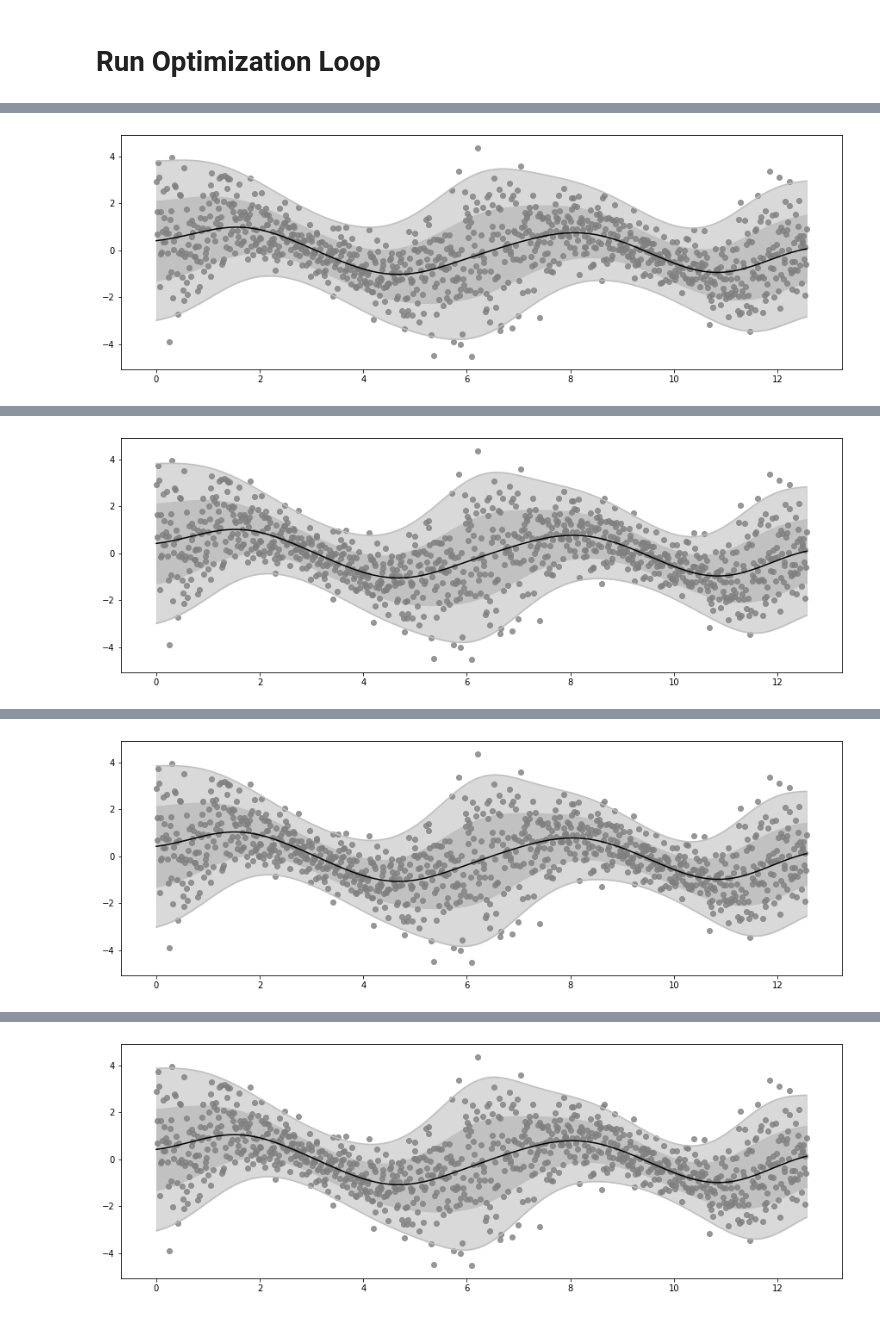
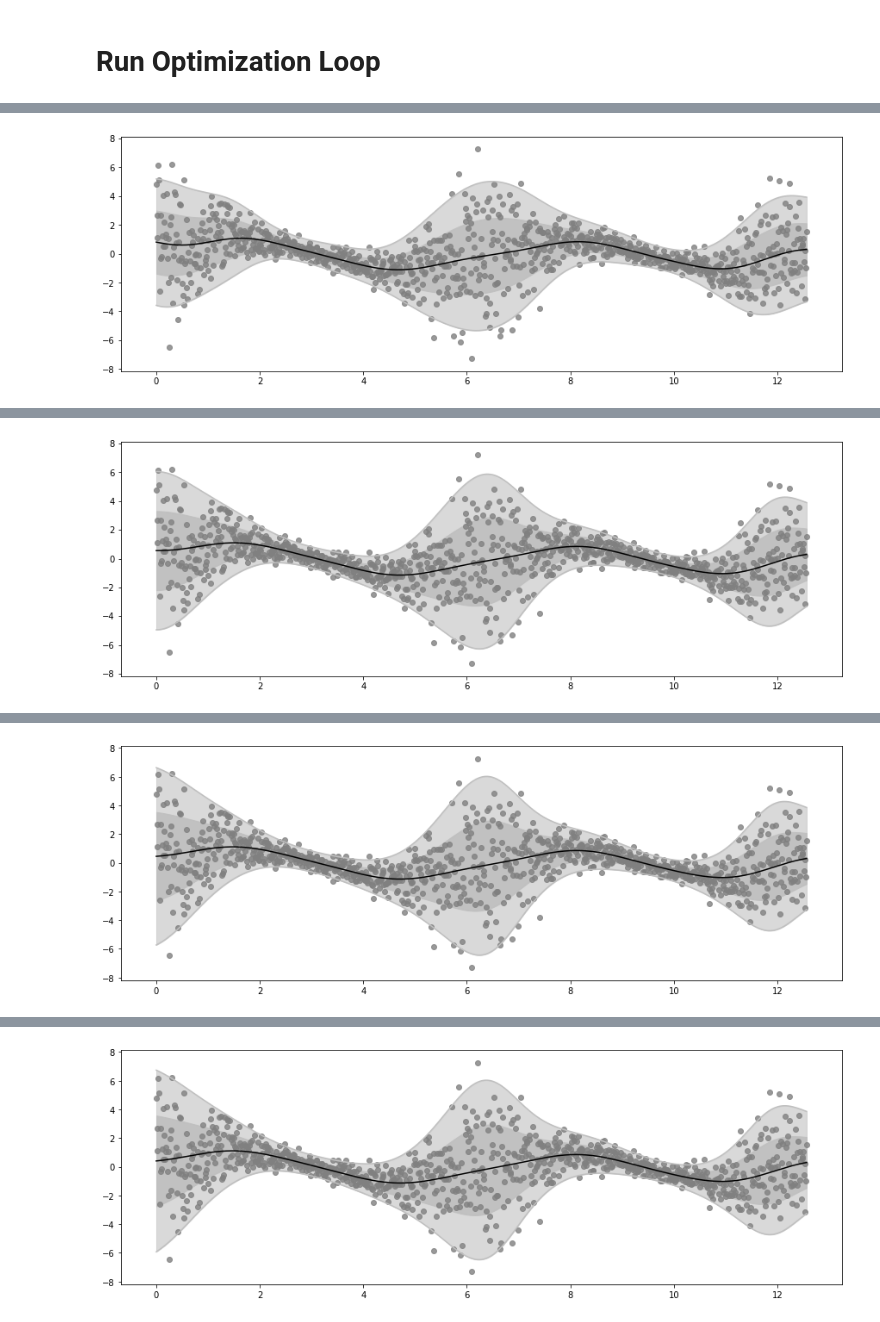
Before and after one commit to GPflow/docs, a Jupyter notebook: doc/source/notebooks/advanced/heteroskedastic.ipynb, the cells around one changed output, grey strips where cells are left out. Saved outputs shown, nothing was run; the diff lists cells and outputs as text; code cells hidden in the pictures.

```diff
--- a/doc/source/notebooks/advanced/heteroskedastic.ipynb
+++ b/doc/source/notebooks/advanced/heteroskedastic.ipynb
@@ -51,8 +51,7 @@ transform = np.exp
 
 # Compute loc and scale as functions of input X
 loc = f1(X)
-variance = transform(f2(X))
-scale = variance ** 0.5
+scale = transform(f2(X))
 
 # Sample outputs Y from Gaussian Likelihood
 Y = np.random.normal(loc, scale)
@@ -85,7 +88,7 @@ $$ y_i|f_1, f_2, x_i \sim \mathcal{N}(\text{loc}(x_i),\;\text{scale}^2(x_i))$$
 # %%
 likelihood = gpf.likelihoods.HeteroskedasticTFPConditional(
     distribution_class=tfp.distributions.Normal,  # Gaussian Likelihood
-    transform=tfp.bijectors.Exp(),  # Exponential Transform
+    scale_transform=tfp.bijectors.Exp(),  # Exponential Transform
 )
 
 print(f"Likelihood's expected latent_dim: {likelihood.latent_dim}")
@@ -100,11 +103,11 @@ with both kernels being modeled as separated and independent $\text{RBF}$ kernel
 # %%
 kernel = gpf.kernels.SeparateIndependent(
     [
-        gpf.kernels.RBF(),  # This is k1, the kernel of f1
-        gpf.kernels.RBF(),  # this is k2, the kernel of f2
+        gpf.kernels.SquaredExponential(),  # This is k1, the kernel of f1
+        gpf.kernels.SquaredExponential(),  # this is k2, the kernel of f2
     ]
 )
-# The list contained in gpf.kernels.SeparateIndependent must be the same size of likelihood.latent_dim
+# The number of kernels contained in gpf.kernels.SeparateIndependent must be the same as likelihood.latent_dim
 # %% [markdown]
 # Inducing Points
 Since we will use the **SVGP** model to perform inference, we need to implement the inducing variables $U_1$ and $U_2$, both with size $M=20$, which are used to approximate $f_1$ and $f_2$ respectively, and initialize the inducing points positions $Z_1$ and $Z_2$. This gives a total of $2M=40$ inducing variables and inducing points.
@@ -158,19 +160,24 @@ gpf.utilities.set_trainable(model.q_mu, False)
 gpf.utilities.set_trainable(model.q_sqrt, False)
 
 variational_vars = [(model.q_mu, model.q_sqrt)]
-natgrad_opt = gpf.optimizers.NaturalGradient(gamma=0.01)
+natgrad_opt = gpf.optimizers.NaturalGradient(gamma=0.1)
 
 adam_vars = model.trainable_variables
 adam_opt = tf.optimizers.Adam(0.01)
+
+
+@tf.function
+def optimisation_step():
+    natgrad_opt.minimize(loss_fn, variational_vars)
+    adam_opt.minimize(loss_fn, adam_vars)
 # %% [markdown]
 # Run Optimization Loop
 # %%
 epochs = 100
 log_freq = 20
 
-for epoch in range(epochs + 1):
-    natgrad_opt.minimize(loss_fn, variational_vars)
-    adam_opt.minimize(loss_fn, adam_vars)
+for epoch in range(1, epochs + 1):
+    optimisation_step()
 
     # For every 'log_freq' epochs, print the epoch and plot the predictions against the data
     if epoch % log_freq == 0 and epoch > 0:
@@ -178,18 +185,9 @@ for epoch in range(epochs + 1):
         Ymean, Yvar = model.predict_y(X)
         Ymean = Ymean.numpy().squeeze()
         Ystd = tf.sqrt(Yvar).numpy().squeeze()
-        plt.figure(figsize=(15, 5))
-        for k in (1, 2):
-            x = X.squeeze()
-            lb = (Ymean - k * Ystd).squeeze()
-            ub = (Ymean + k * Ystd).squeeze()
-            plt.fill_between(x, lb, ub, color="silver", alpha=1 - 0.05 * k ** 3)
-        plt.plot(x, lb, color="silver")
-        plt.plot(x, ub, color="silver")
-        plt.plot(X, Ymean, color="black")
-        plt.scatter(X, Y, color="gray", alpha=0.8)
-        plt.show()
-        plt.close()
+        plot_distribution(X, Y, Ymean, Ystd)
+
+model
 # %% [output]
 WARNING:tensorflow:From /usr/local/lib/python3.6/site-packages/tensorflow/python/util/deprecation.py:574: calling map_fn_v2 (from tensorflow.python.ops.map_fn) with dtype is deprecated and will be rem ...
 Instructions for updating:
@@ -198 +196 @@ Epoch 20 - Loss:  1480.6894
-[figure, old version]
+[figure, new version]
@@ -200 +198 @@ Epoch 40 - Loss:  1453.4229
-[figure, old version]
+[figure, new version]
@@ -202 +200 @@ Epoch 60 - Loss:  1445.5631
-[figure, old version]
+[figure, new version]
@@ -204 +202 @@ Epoch 80 - Loss:  1442.3754
-[figure, old version]
+[figure, new version]
```
Also changed, not shown: parts of 10 cells of this notebook, 49 other files.
